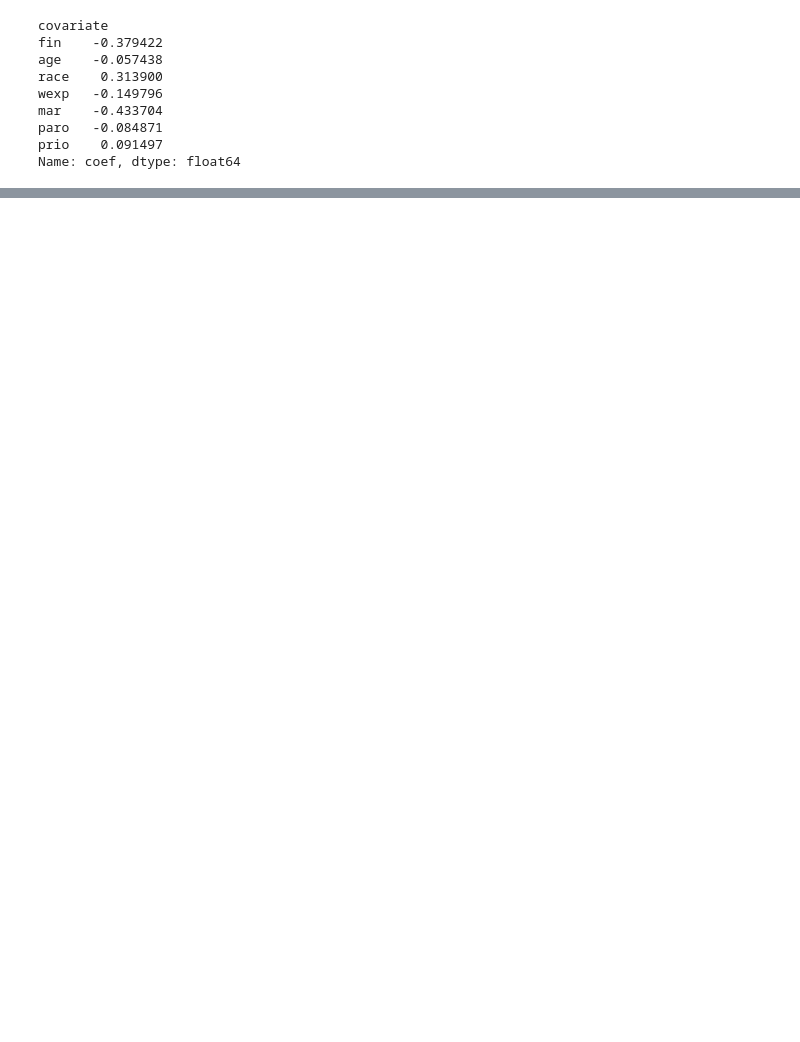
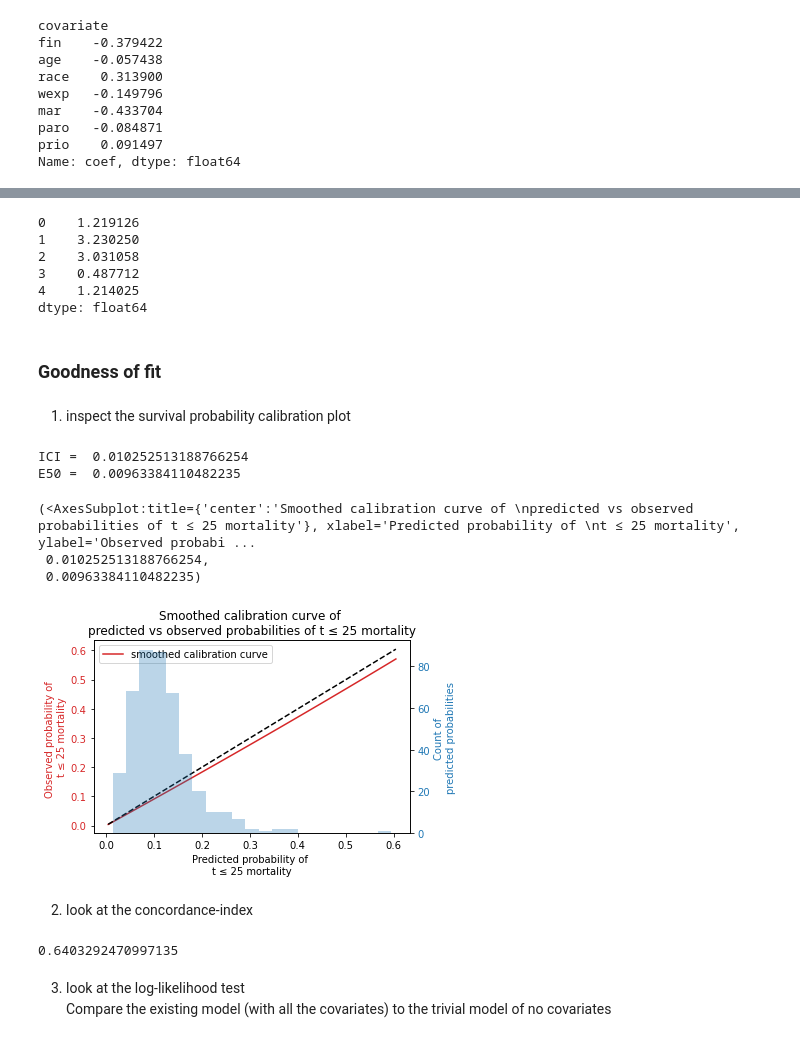
Before and after one commit to unexpectedmistake/survival-analysis, a Jupyter notebook: survival analysis.ipynb, the cells around one changed output, grey strips where cells are left out. Saved outputs shown, nothing was run; the diff lists cells and outputs as text; code cells hidden in the pictures; blank space fills up the shorter version.

```diff
--- a/survival analysis.ipynb
+++ b/survival analysis.ipynb
@@ -419,0 +449,13 @@ cph.baseline_hazard_
+# %%
+cph.predict_partial_hazard(rossi).head()
+# %% [output]
+0    1.219126
+1    3.230250
+2    3.031058
+3    0.487712
+4    1.214025
+dtype: float64
+# %% [markdown]
+### Goodness of fit
+# %% [markdown]
+1. inspect the survival probability calibration plot
@@ -419,0 +464,18 @@ cph.baseline_hazard_
+# %%
+survival_probability_calibration(cph, rossi, t0=25)
+# %% [output]
+ICI =  0.010252513188766254
+E50 =  0.00963384110482235
+(<AxesSubplot:title={'center':'Smoothed calibration curve of \npredicted vs observed probabilities of t ≤ 25 mortality'}, xlabel='Predicted probability of \nt ≤ 25 mortality', ylabel='Observed probabi ...
+ 0.010252513188766254,
+ 0.00963384110482235)
+[figure, added]
+# %% [markdown]
+2. look at the concordance-index
+# %%
+cph.concordance_index_
+# %% [output]
+0.6403292470997135
+# %% [markdown]
+3. look at the log-likelihood test <br/>
+Compare the existing model (with all the covariates) to the trivial model of no covariates
```
Also changed, not shown: parts of 24 cells of this notebook.
